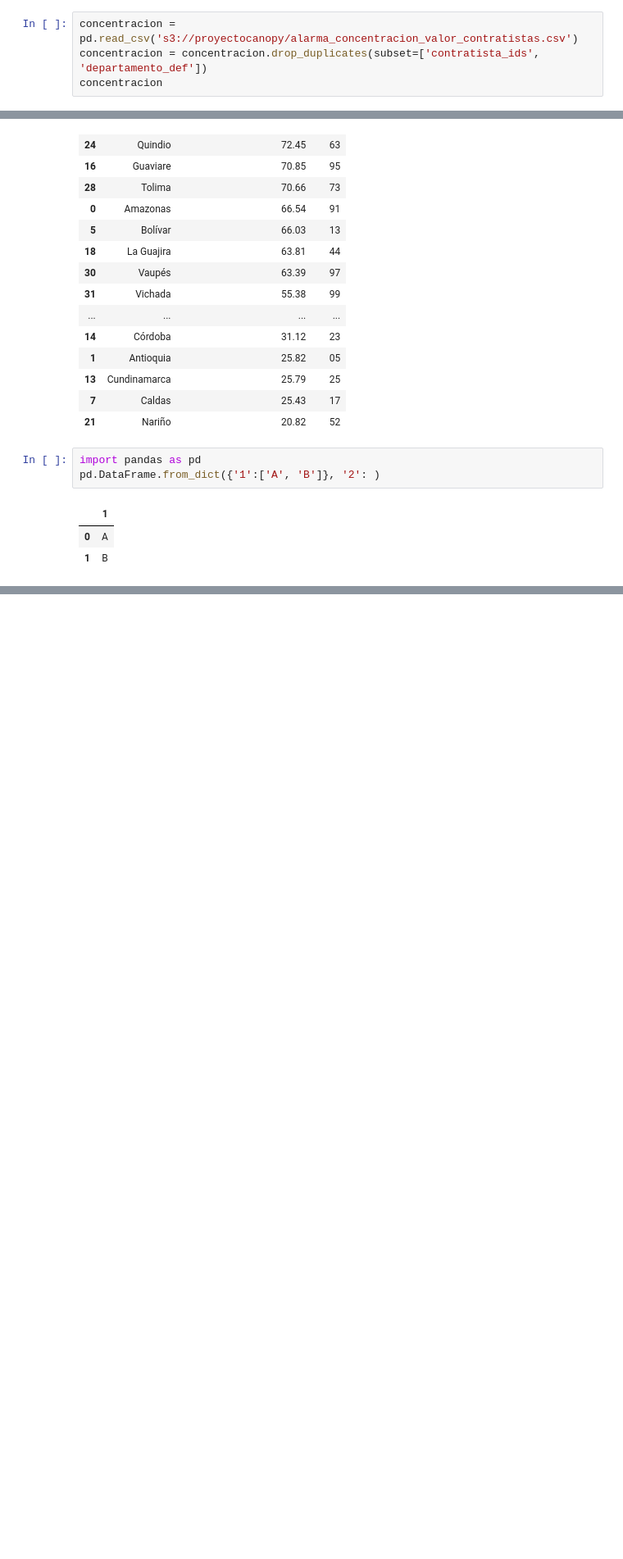
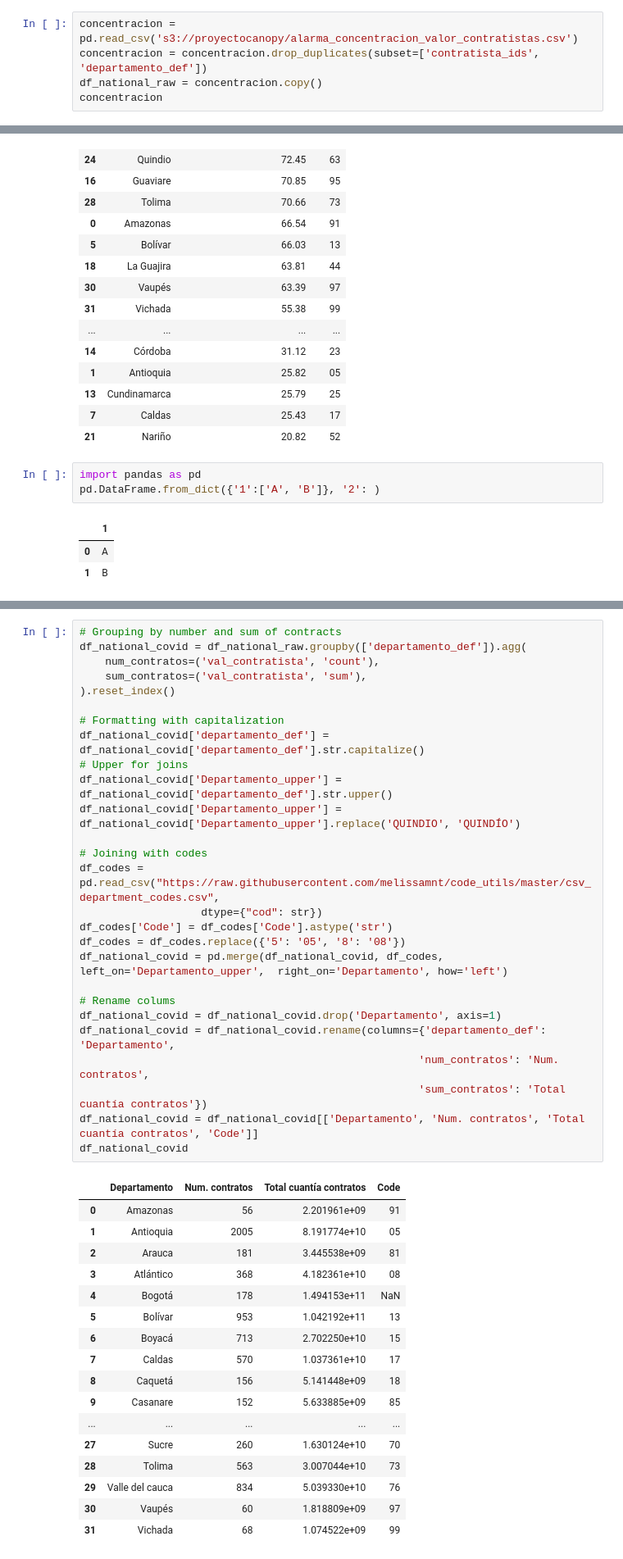
Before and after one commit to grupocanario/canopy-demo, a Jupyter notebook: app_local/data_analysis.ipynb, the cells around one changed output, grey strips where cells are left out. Shown at 82% size. Drawn from its saved outputs; the diff is of its cells as text; blank space fills up the shorter version.

```diff
--- a/app_local/data_analysis.ipynb
+++ b/app_local/data_analysis.ipynb
@@ -333,6 +334,7 @@ fig.show()
 # %%
 concentracion = pd.read_csv('s3://proyectocanopy/alarma_concentracion_valor_contratistas.csv')
 concentracion = concentracion.drop_duplicates(subset=['contratista_ids', 'departamento_def'])
+df_national_raw = concentracion.copy()
 concentracion
 # %% [output]
 |  | Unnamed: 0 | departamento_def | contratista_ids | val_contratista | val_depto | pct_def | contratista_name |
@@ -532,0 +547,45 @@ pd.DataFrame.from_dict({'1':['A', 'B']}, '2': )
+# %%
+# Grouping by number and sum of contracts
+df_national_covid = df_national_raw.groupby(['departamento_def']).agg(
+    num_contratos=('val_contratista', 'count'),
+    sum_contratos=('val_contratista', 'sum'),
+).reset_index()
+
+# Formatting with capitalization
+df_national_covid['departamento_def'] = df_national_covid['departamento_def'].str.capitalize()
+# Upper for joins
+df_national_covid['Departamento_upper'] = df_national_covid['departamento_def'].str.upper()
+df_national_covid['Departamento_upper'] = df_national_covid['Departamento_upper'].replace('QUINDIO', 'QUINDÍO')
+
+# Joining with codes
+df_codes = pd.read_csv("https://raw.githubusercontent.com/melissamnt/code_utils/master/csv_department_codes.csv",
+                   dtype={"cod": str})
+df_codes['Code'] = df_codes['Code'].astype('str')
+df_codes = df_codes.replace({'5': '05', '8': '08'})
+df_national_covid = pd.merge(df_national_covid, df_codes, left_on='Departamento_upper',  right_on='Departamento', how='left')
+
+# Rename colums
+df_national_covid = df_national_covid.drop('Departamento', axis=1)
+df_national_covid = df_national_covid.rename(columns={'departamento_def': 'Departamento',
+                                                     'num_contratos': 'Num. contratos',
+                                                     'sum_contratos': 'Total cuantía contratos'})
+df_national_covid = df_national_covid[['Departamento', 'Num. contratos', 'Total cuantía contratos', 'Code']]
+df_national_covid
+# %% [output]
+|  | Departamento | Num. contratos | Total cuantía contratos | Code |
+| 0 | Amazonas | 56 | 2.201961e+09 | 91 |
+| 1 | Antioquia | 2005 | 8.191774e+10 | 05 |
+| 2 | Arauca | 181 | 3.445538e+09 | 81 |
+| 3 | Atlántico | 368 | 4.182361e+10 | 08 |
+| 4 | Bogotá | 178 | 1.494153e+11 | NaN |
+| 5 | Bolívar | 953 | 1.042192e+11 | 13 |
+| 6 | Boyacá | 713 | 2.702250e+10 | 15 |
+| 7 | Caldas | 570 | 1.037361e+10 | 17 |
+| 8 | Caquetá | 156 | 5.141448e+09 | 18 |
+| 9 | Casanare | 152 | 5.633885e+09 | 85 |
+| ... | ... | ... | ... | ... |
+| 27 | Sucre | 260 | 1.630124e+10 | 70 |
+| 28 | Tolima | 563 | 3.007044e+10 | 73 |
+| 29 | Valle del cauca | 834 | 5.039330e+10 | 76 |
+| 30 | Vaupés | 60 | 1.818809e+09 | 97 |
+| 31 | Vichada | 68 | 1.074522e+09 | 99 |
```
Also changed, not shown: parts of 3 cells of this notebook, 4 other files.
